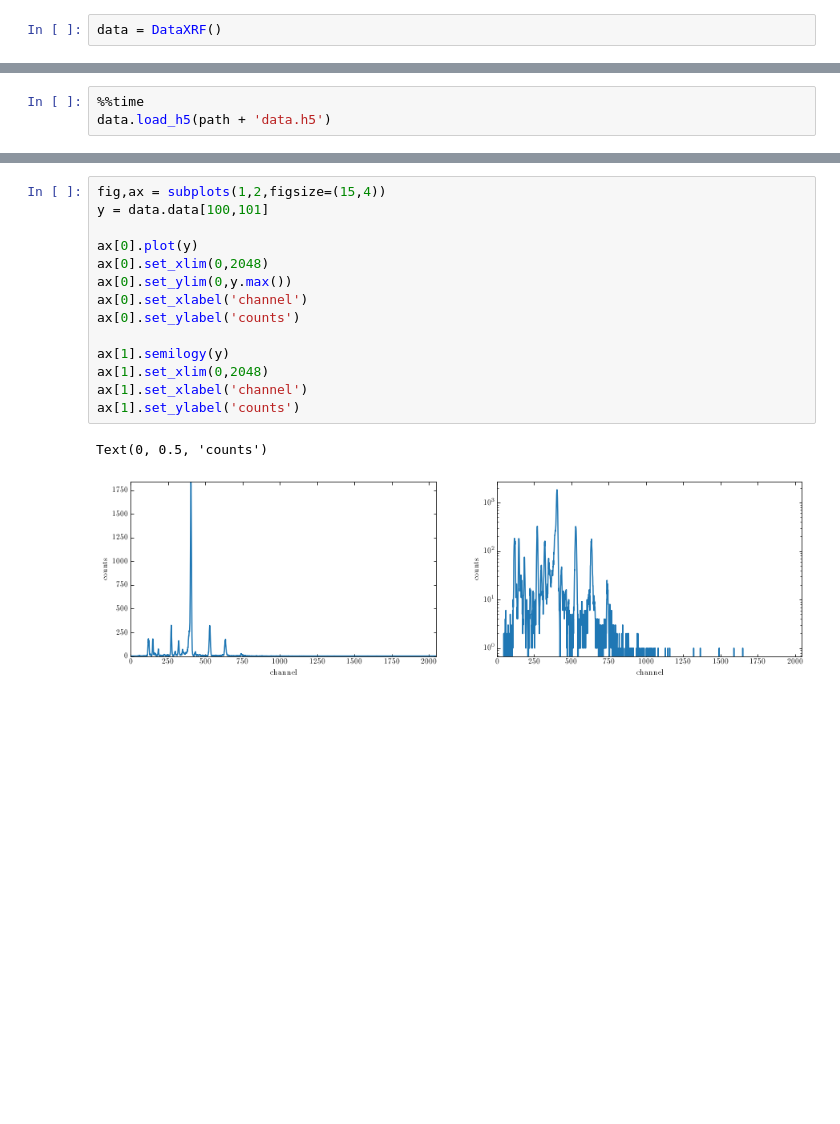
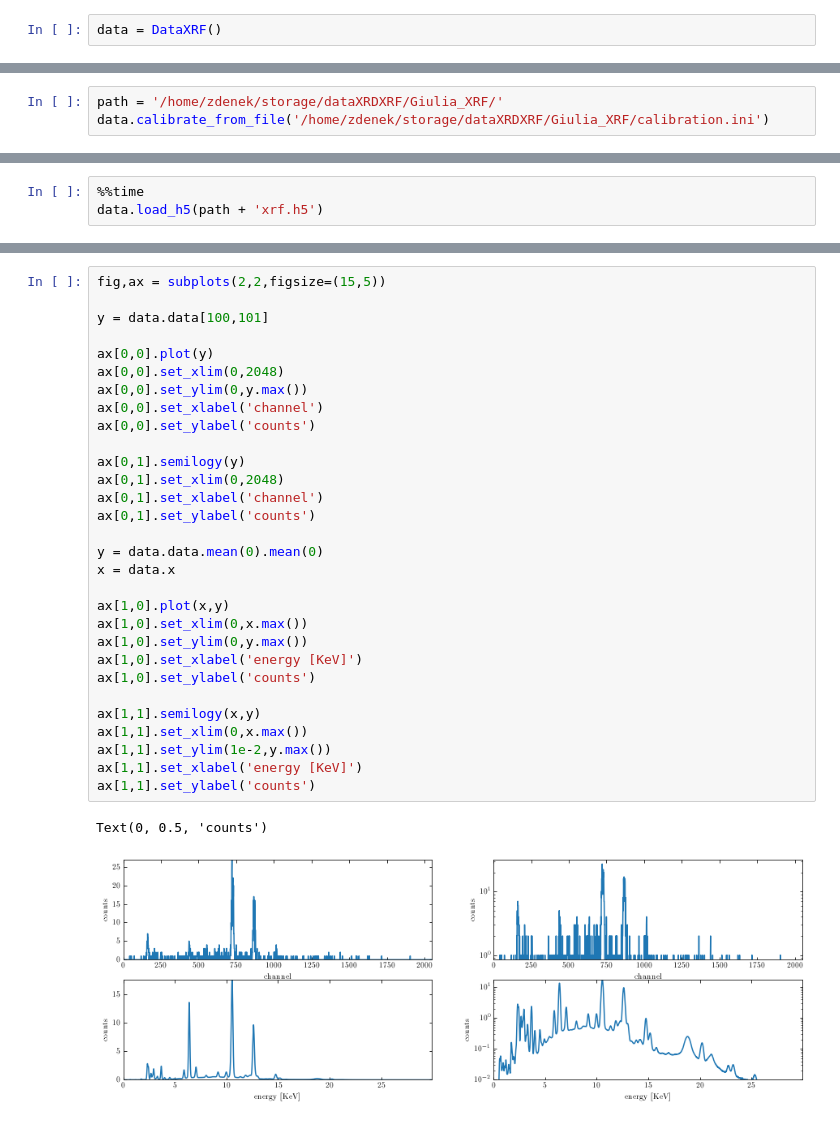
Before and after one commit to zpreisler/XRDXRFutils, a Jupyter notebook: read_data_XRF.ipynb, the cells around one changed output, grey strips where cells are left out. Drawn from its saved outputs; the diff is of its cells as text; blank space fills up the shorter version.

```diff
--- a/read_data_XRF.ipynb
+++ b/read_data_XRF.ipynb
@@ -14,0 +98,3 @@ data.calibrate_from_file('calibration.ini')
+# %%
+path = '/home/zdenek/storage/dataXRDXRF/Giulia_XRF/'
+data.calibrate_from_file('/home/zdenek/storage/dataXRDXRF/Giulia_XRF/calibration.ini')
@@ -36,5 +125,5 @@ Saving: /home/zdenek/Projects/pyMaXRDXRF/M0795/CappelloGialloXRF//data.h5
 <XRDXRFutils.data.DataXRF at 0x...>
 # %%
 %%time
-data.load_h5(path + 'data.h5')
+data.load_h5(path + 'xrf.h5')
 # %% [output]
@@ -51,17 +139,33 @@ imshow(data.data.sum(-1)[::-1])
 # %%
-fig,ax = subplots(1,2,figsize=(15,4))
+fig,ax = subplots(2,2,figsize=(15,5))
+
 y = data.data[100,101]
 
-ax[0].plot(y)
-ax[0].set_xlim(0,2048)
-ax[0].set_ylim(0,y.max())
-ax[0].set_xlabel('channel')
-ax[0].set_ylabel('counts')
+ax[0,0].plot(y)
+ax[0,0].set_xlim(0,2048)
+ax[0,0].set_ylim(0,y.max())
+ax[0,0].set_xlabel('channel')
+ax[0,0].set_ylabel('counts')
 
-ax[1].semilogy(y)
-ax[1].set_xlim(0,2048)
-ax[1].set_xlabel('channel')
-ax[1].set_ylabel('counts')
+ax[0,1].semilogy(y)
+ax[0,1].set_xlim(0,2048)
+ax[0,1].set_xlabel('channel')
+ax[0,1].set_ylabel('counts')
+
+y = data.data.mean(0).mean(0)
+x = data.x
+
+ax[1,0].plot(x,y)
+ax[1,0].set_xlim(0,x.max())
+ax[1,0].set_ylim(0,y.max())
+ax[1,0].set_xlabel('energy [KeV]')
+ax[1,0].set_ylabel('counts')
+
+ax[1,1].semilogy(x,y)
+ax[1,1].set_xlim(0,x.max())
+ax[1,1].set_ylim(1e-2,y.max())
+ax[1,1].set_xlabel('energy [KeV]')
+ax[1,1].set_ylabel('counts')
 # %% [output]
 Text(0, 0.5, 'counts')
-[figure, old version]
+[figure, new version]
```
Also changed, not shown: parts of 23 cells of this notebook, 3 other files.
